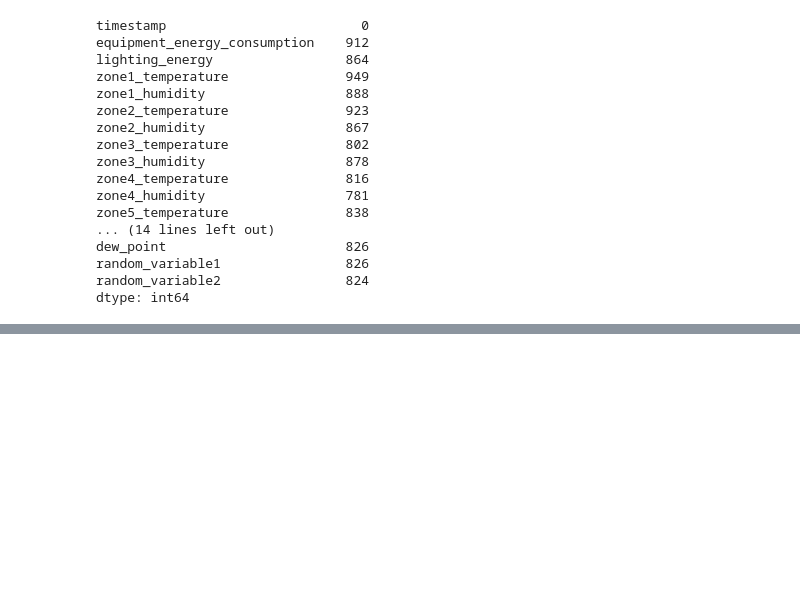
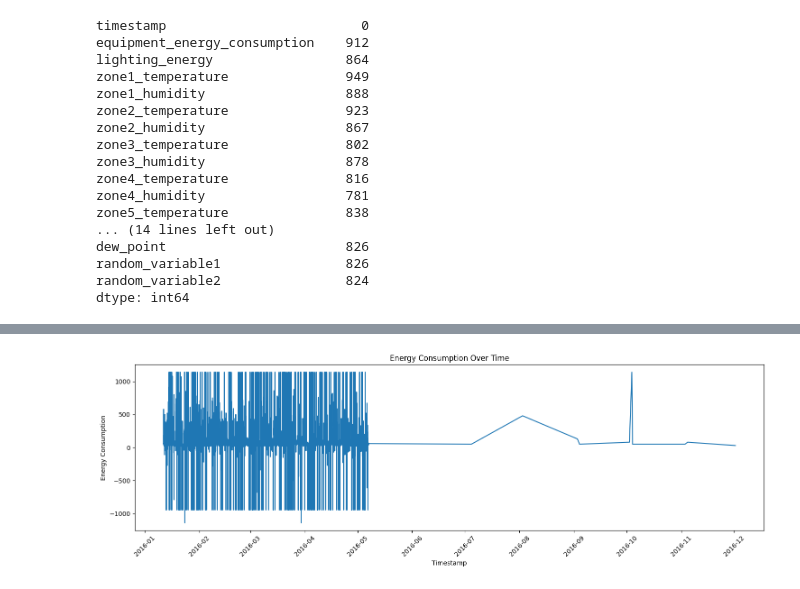
Before and after one commit to Nishita76/DS-Intern-Assignment-Nishita, a Jupyter notebook: notebook.ipynb, the cells around one changed output, grey strips where cells are left out. Saved outputs shown, nothing was run; the diff lists cells and outputs as text; code cells hidden in the pictures; blank space fills up the shorter version.

```diff
--- a/notebook.ipynb
+++ b/notebook.ipynb
@@ -86,0 +147,11 @@ dtype: int64
+# %%
+plt.figure(figsize=(15,5))
+plt.plot(df['timestamp'], df['equipment_energy_consumption'])
+plt.title('Energy Consumption Over Time')
+plt.xlabel('Timestamp')
+plt.ylabel('Energy Consumption')
+plt.xticks(rotation=45)
+plt.tight_layout()
+plt.show()
+# %% [output]
+[figure, added]
```
Also changed, not shown: parts of 10 cells of this notebook.
